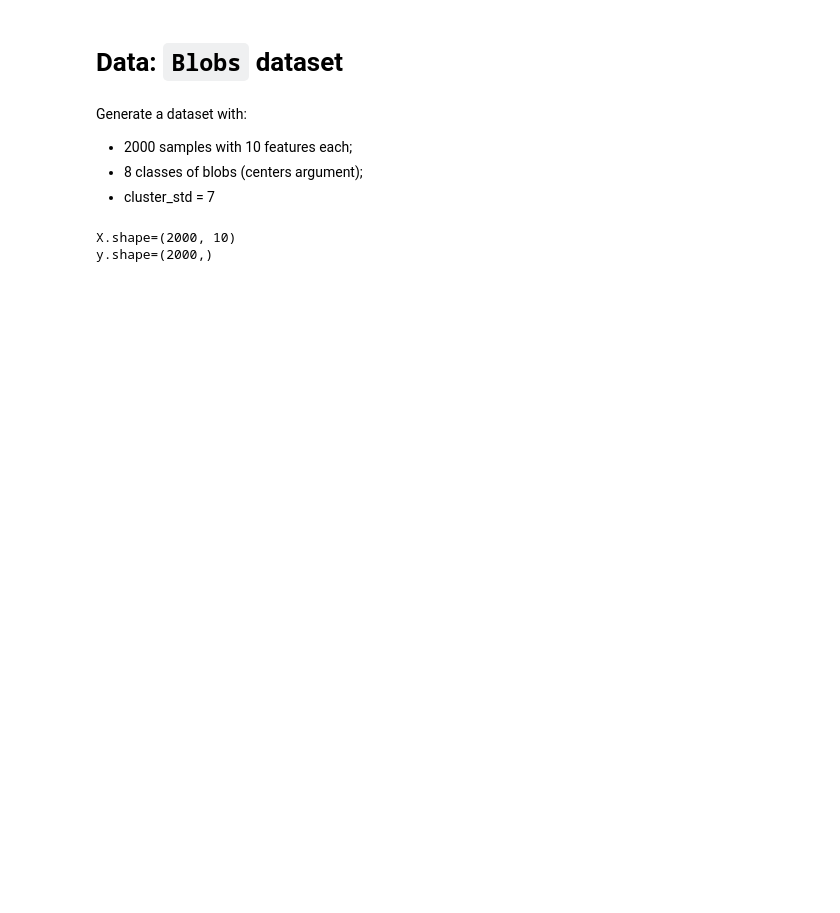
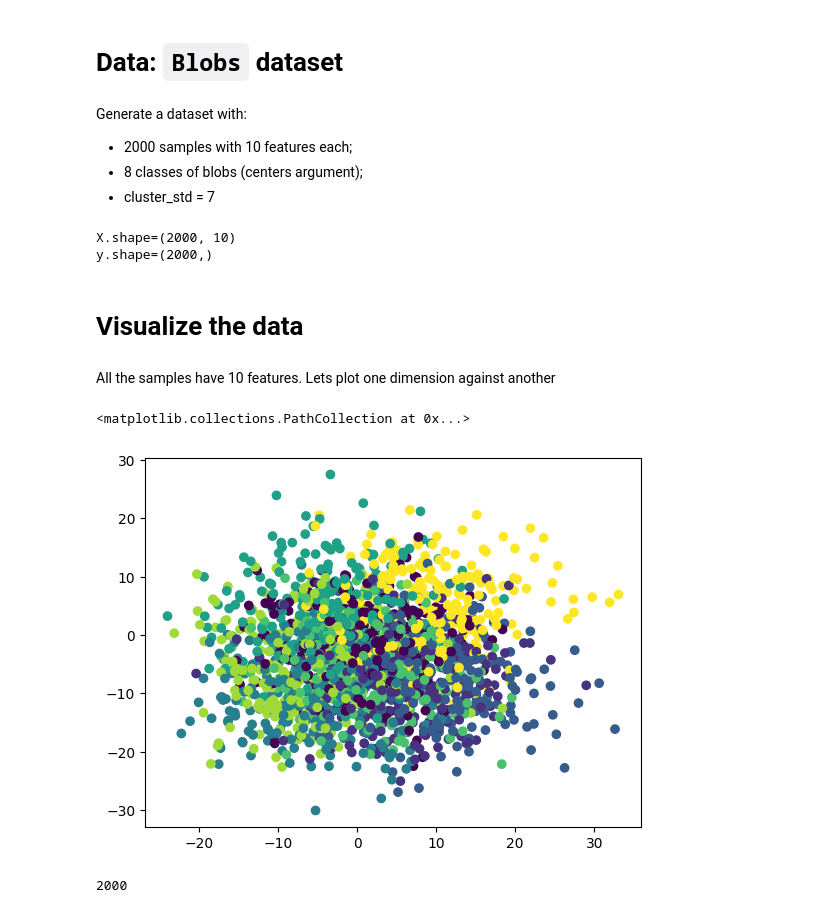
Before and after one commit to emonteiro27/data-NN-prevent-overfitting, a Jupyter notebook: data-nn-prevent-overfitting.ipynb, the cells around one changed output. Drawn from its saved outputs; the diff is of its cells as text; code cells hidden in the pictures; blank space fills up the shorter version.

Commit message:
Plotted a scatter with one dimension agaisnt another

```diff
--- a/data-nn-prevent-overfitting.ipynb
+++ b/data-nn-prevent-overfitting.ipynb
@@ -22,3 +22,16 @@ print(f'y.shape={y.shape}')
 # %% [output]
 X.shape=(2000, 10)
 y.shape=(2000,)
+# %% [markdown]
+# Visualize the data
+# %% [markdown]
+All the samples have 10 features. Lets plot one dimension against another
+# %%
+plt.scatter(X.T[0], X.T[4], c=y)
+# %% [output]
+<matplotlib.collections.PathCollection at 0x...>
+[figure, added]
+# %%
+len(X.T[2])
+# %% [output]
+2000
```
